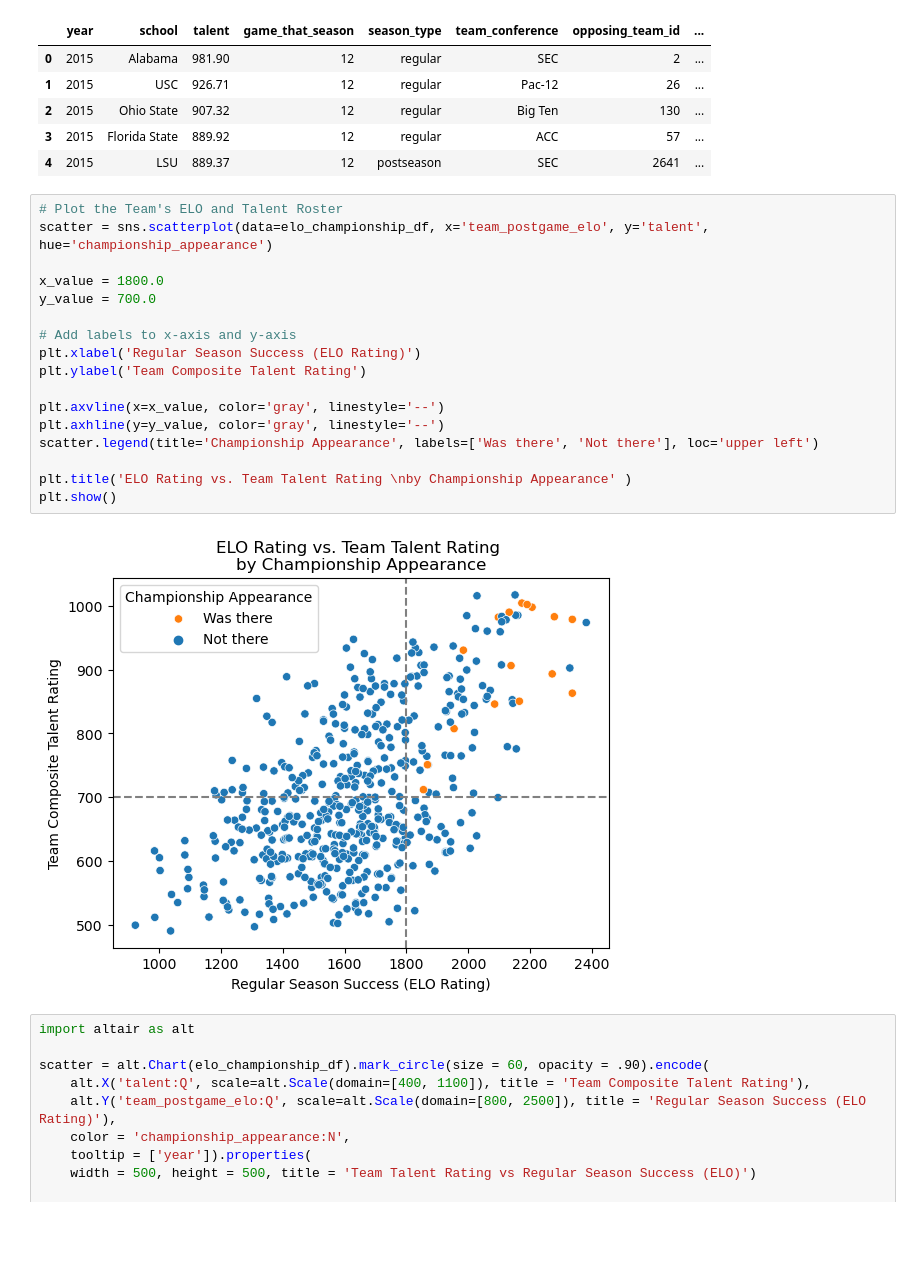
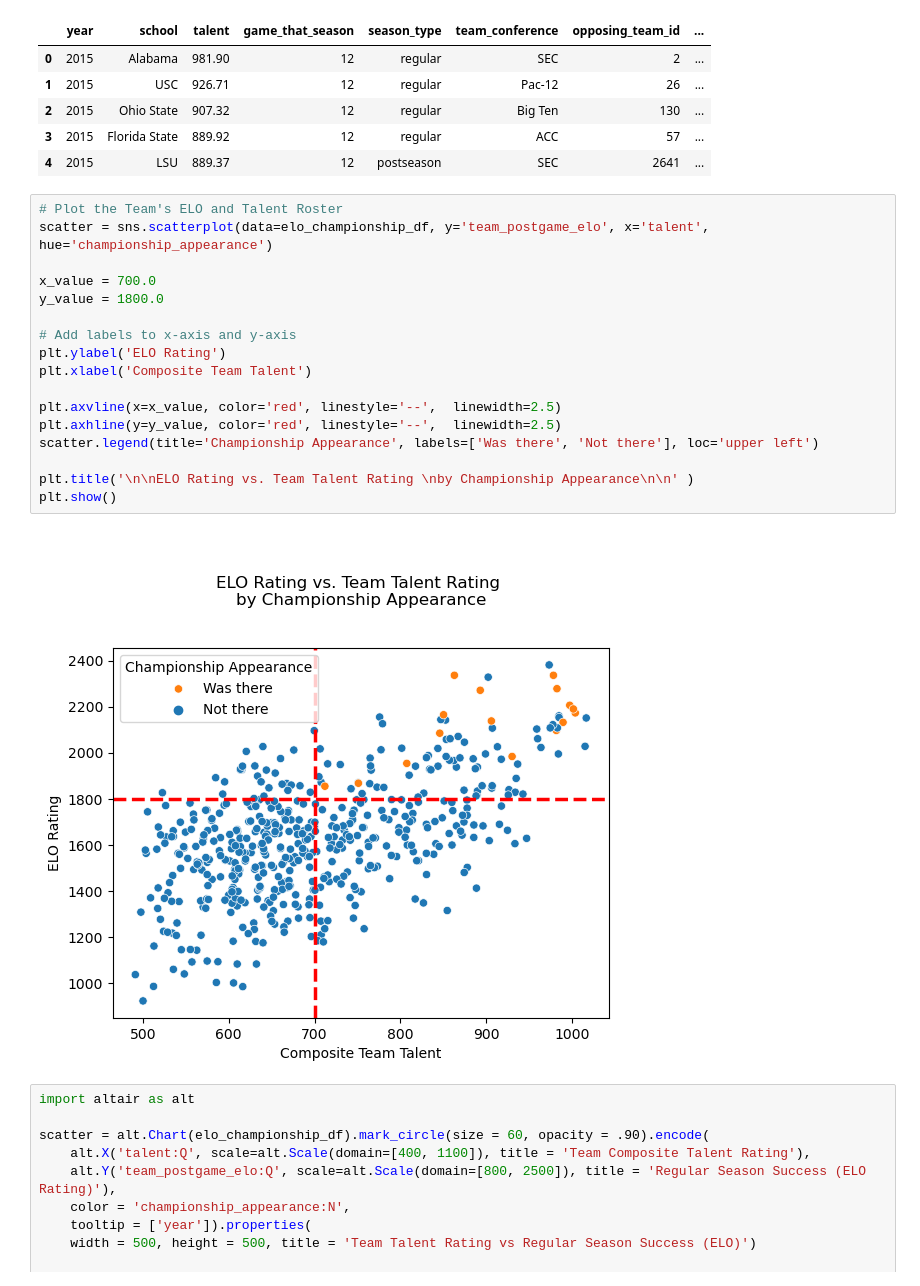
Before and after one commit to aserban13/SIADS593-MilestoneI, a Jupyter notebook: notebooks/4c_talent_threshold.ipynb, the cells around one changed output. Cells and saved outputs as stored; diff of their text form; blank space fills up the shorter version.

```diff
--- a/notebooks/4c_talent_threshold.ipynb
+++ b/notebooks/4c_talent_threshold.ipynb
@@ -149,23 +156,23 @@ elo_championship_df.head()
 | 4 | 2015 | LSU | 889.37 | 12 | postseason | SEC | 2641 | ... |
 # %%
 # Plot the Team's ELO and Talent Roster
-scatter = sns.scatterplot(data=elo_championship_df, x='team_postgame_elo', y='talent', hue='championship_appearance')
+scatter = sns.scatterplot(data=elo_championship_df, y='team_postgame_elo', x='talent', hue='championship_appearance')
 
-x_value = 1800.0
-y_value = 700.0
+x_value = 700.0
+y_value = 1800.0
 
 # Add labels to x-axis and y-axis
-plt.xlabel('Regular Season Success (ELO Rating)')
-plt.ylabel('Team Composite Talent Rating')
+plt.ylabel('ELO Rating')
+plt.xlabel('Composite Team Talent')
 
-plt.axvline(x=x_value, color='gray', linestyle='--')
-plt.axhline(y=y_value, color='gray', linestyle='--')
+plt.axvline(x=x_value, color='red', linestyle='--',  linewidth=2.5)
+plt.axhline(y=y_value, color='red', linestyle='--',  linewidth=2.5)
 scatter.legend(title='Championship Appearance', labels=['Was there', 'Not there'], loc='upper left')
 
-plt.title('ELO Rating vs. Team Talent Rating \nby Championship Appearance' )
+plt.title('\n\nELO Rating vs. Team Talent Rating \nby Championship Appearance\n\n' )
 plt.show()
 # %% [output]
-[figure, old version]
+[figure, new version]
 # %%
 import altair as alt
 
```
Also changed, not shown: parts of 3 cells of this notebook, 8 other files.
